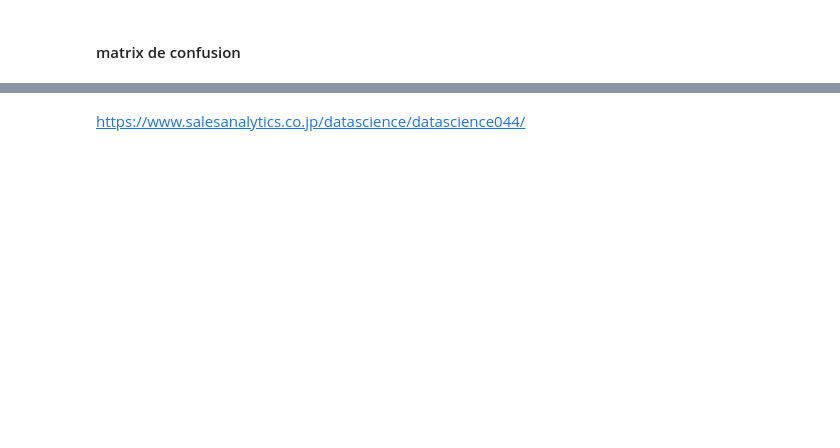
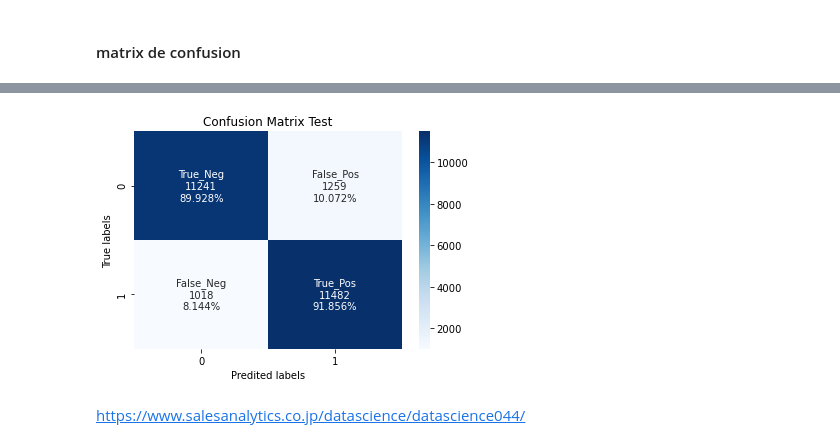
Before and after one commit to MiyukiMol/TP3_imdb, a Jupyter notebook: 2021_11_IMDB_2_train_LogisticRegression.ipynb, the cells around one changed output, grey strips where cells are left out. Cells and saved outputs as stored; diff of their text form; code cells hidden in the pictures; blank space fills up the shorter version.

Commit message:
add test train

```diff
--- a/2021_11_IMDB_2_train_LogisticRegression.ipynb
+++ b/2021_11_IMDB_2_train_LogisticRegression.ipynb
@@ -122,6 +130,8 @@ joblib.dump(clf_lr_best,filename)
 # %% [markdown]
 #### matrix de confusion
+# %%
+y_train_pred = clf_lr_best.predict(X_train)
 # %%
 #création de matrix de confusion
-#cm_train = confusion_matrix(y_train, y_train_pred)
+cm_train = confusion_matrix(y_train, y_train_pred)
 # %%
@@ -142,2 +142,24 @@ Wall time: 965 ms
+# %%
+#pour RAJOUTER les labels et les pourcentages sur le graphique, passer par seaborn
+#fig = plt.figure(figsize=(15, 7), dpi=100)
+ax= plt.subplot()
+
+group_names = ['True_Neg','False_Pos','False_Neg','True_Pos']
+group_counts = ["{0:0.0f}".format(value) for value in cm_train.flatten()]
+group_percentages1 = ["{0:.3%}".format(value) for value in cm_train.flatten()[0:2]/np.sum(cm_train.flatten()[0:2])]
+group_percentages2 = ["{0:.3%}".format(value) for value in cm_train.flatten()[2:]/np.sum(cm_train.flatten()[2:])]
+group_percentages = np.append(group_percentages1, group_percentages2).tolist()
+labels = [f"{v1}\n{v2}\n{v3}" for v1, v2, v3 in zip (group_names, group_counts, group_percentages)]
+labels = np.array(labels).reshape(2,2)
+
+sns.heatmap(cm_train, annot=labels, fmt='', cmap='Blues')
+
+ax.set_xlabel('Predited labels')
+ax.set_ylabel('True labels')
+ax.set_title('Confusion Matrix Test')
+
+plt.show()
+# %% [output]
+[figure, added]
 # %% [markdown]
 https://www.salesanalytics.co.jp/datascience/datascience044/
```
Also changed, not shown: parts of 14 cells of this notebook, 1 other file.
